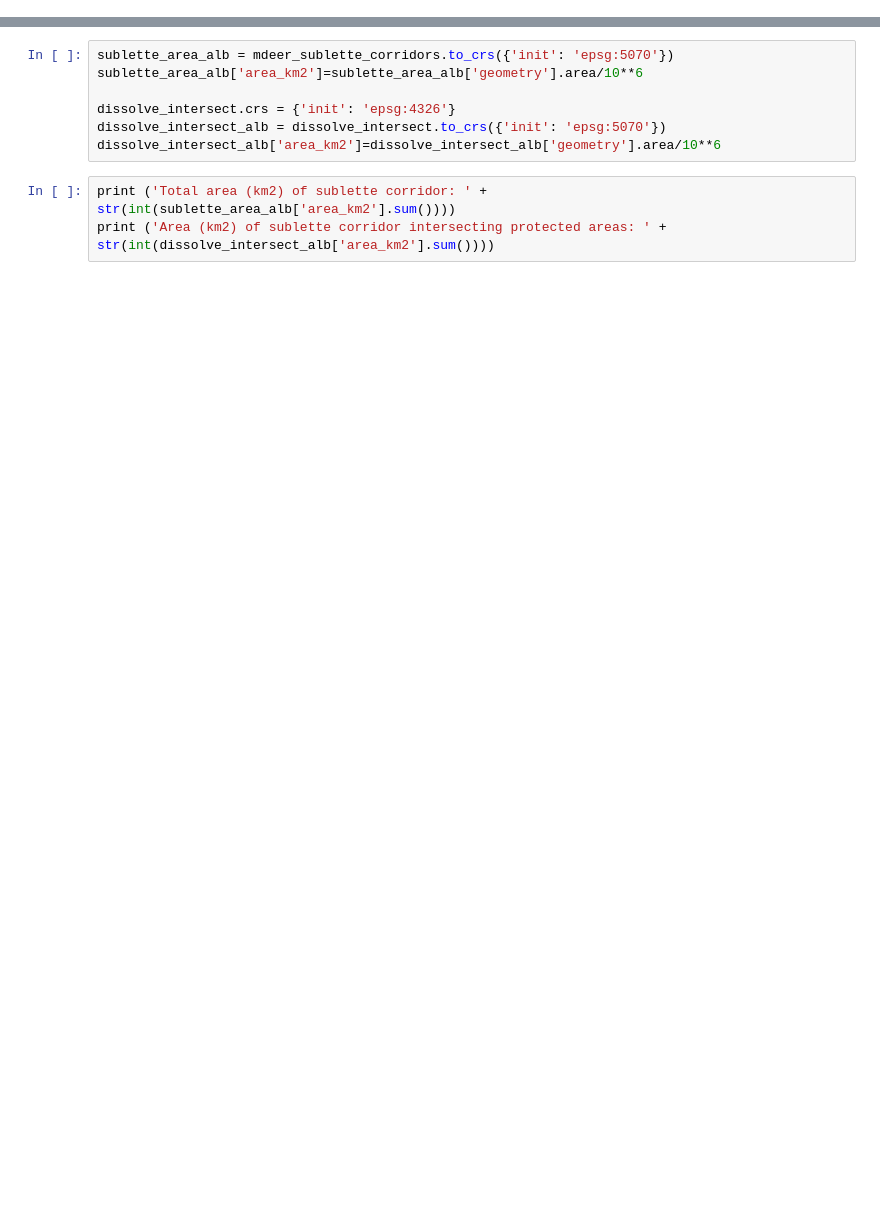
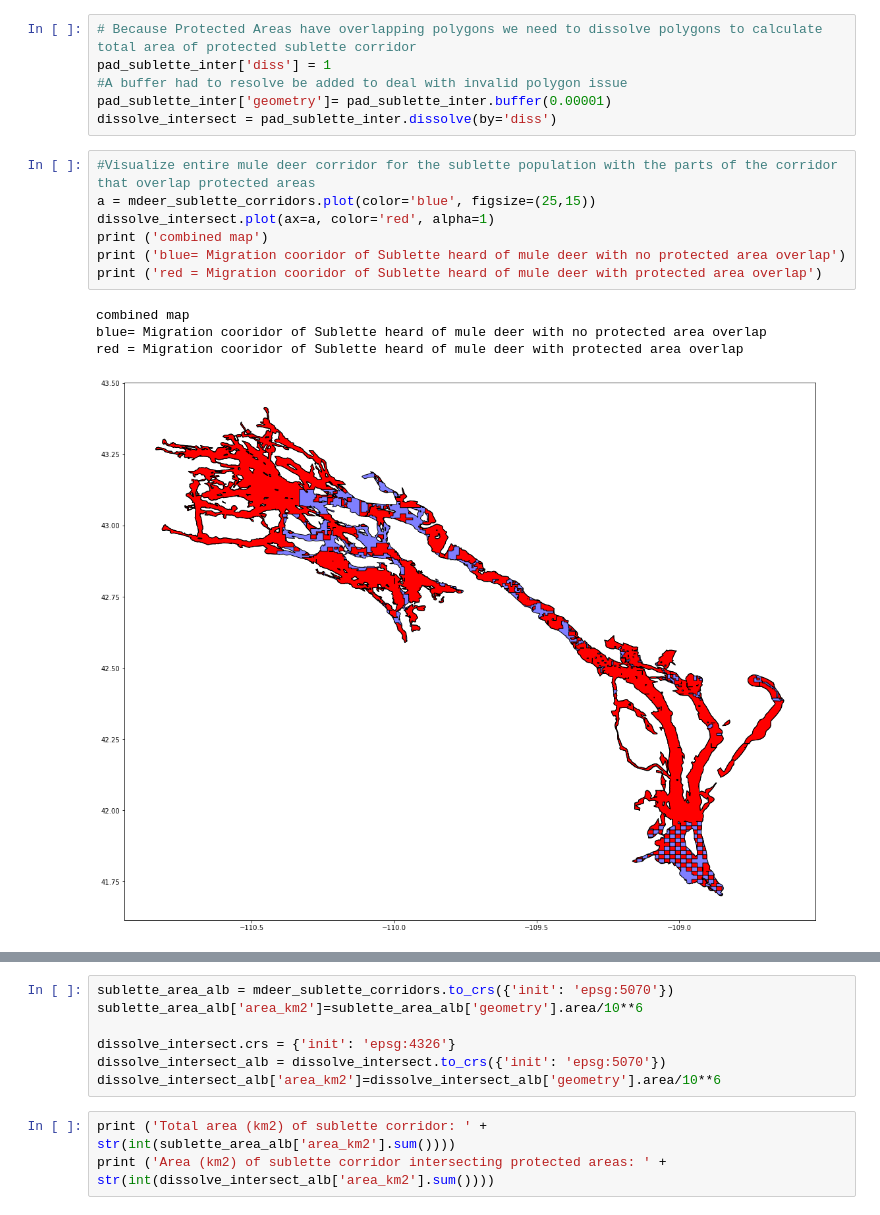
Before and after one commit to dwief-usgs/wlci-regional-to-national-exploratory-analyses, a Jupyter notebook: wlci-padus-corridor-exploration.ipynb, the cells around one changed output, grey strips where cells are left out. Drawn from its saved outputs; the diff is of its cells as text; blank space fills up the shorter version.

Commit message:
updates to figures and documentation

```diff
--- a/wlci-padus-corridor-exploration.ipynb
+++ b/wlci-padus-corridor-exploration.ipynb
@@ -141,0 +110,18 @@ bottlenecks protected in green, bottlenecks not protect in blue
+# %%
+# Because Protected Areas have overlapping polygons we need to dissolve polygons to calculate total area of protected sublette corridor
+pad_sublette_inter['diss'] = 1
+#A buffer had to resolve be added to deal with invalid polygon issue
+pad_sublette_inter['geometry']= pad_sublette_inter.buffer(0.00001)
+dissolve_intersect = pad_sublette_inter.dissolve(by='diss')
+# %%
+#Visualize entire mule deer corridor for the sublette population with the parts of the corridor that overlap protected areas
+a = mdeer_sublette_corridors.plot(color='blue', figsize=(25,15))
+dissolve_intersect.plot(ax=a, color='red', alpha=1)
+print ('combined map')
+print ('blue= Migration cooridor of Sublette heard of mule deer with no protected area overlap')
+print ('red = Migration cooridor of Sublette heard of mule deer with protected area overlap')
+# %% [output]
+combined map
+blue= Migration cooridor of Sublette heard of mule deer with no protected area overlap
+red = Migration cooridor of Sublette heard of mule deer with protected area overlap
+[figure, added]
```
Also changed, not shown: parts of 36 cells of this notebook.
